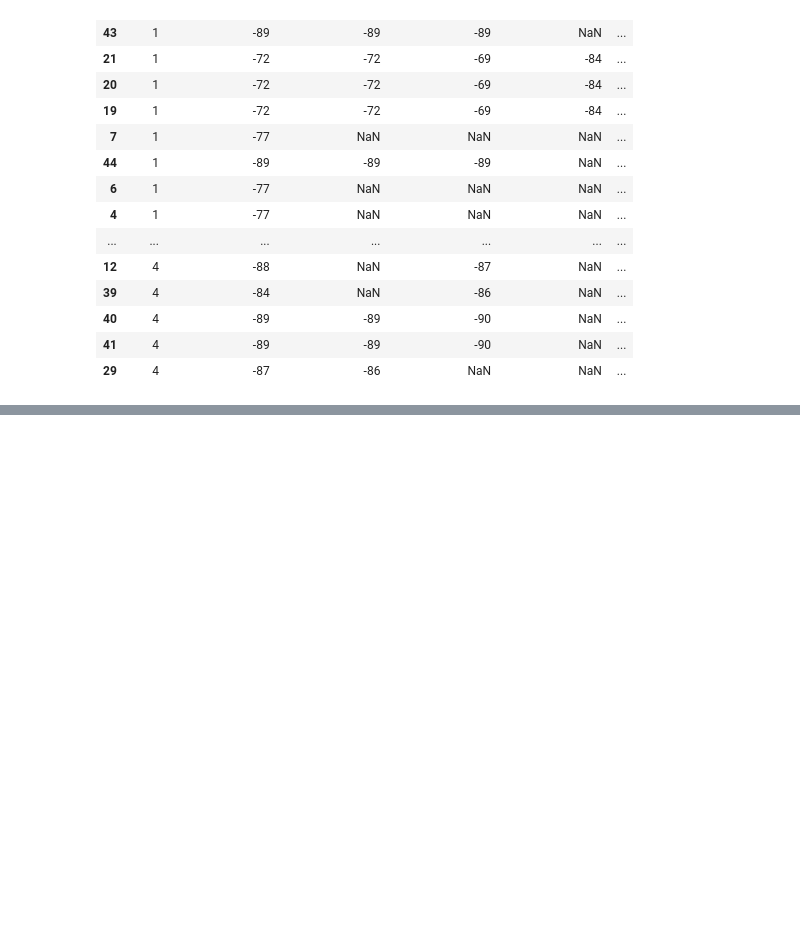
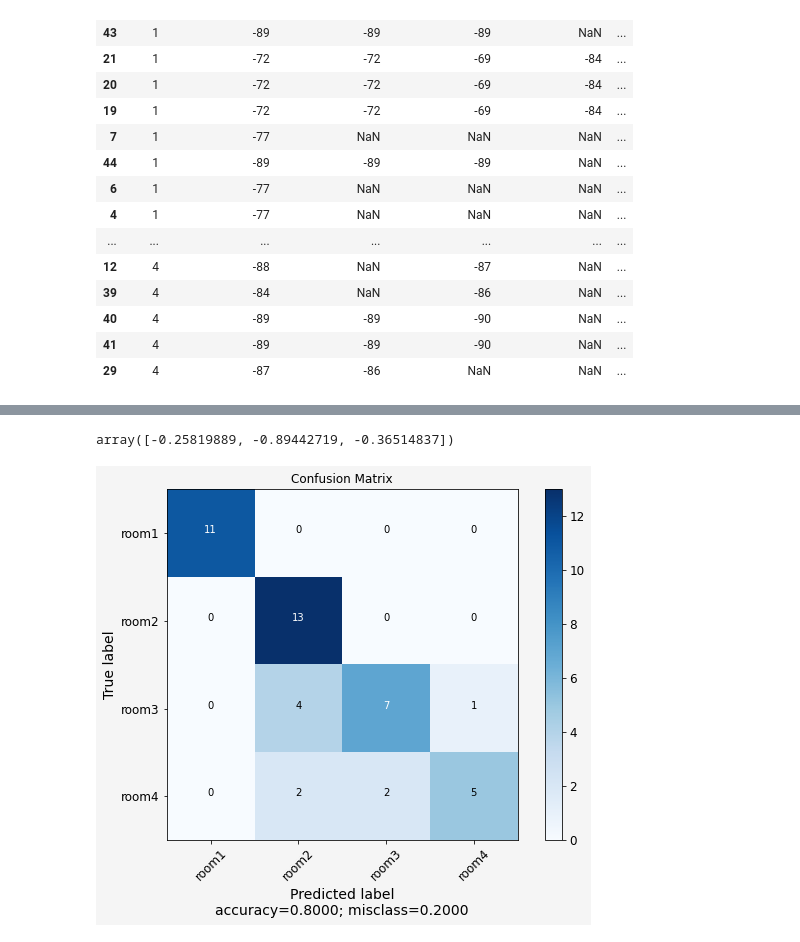
Before and after one commit to miligithub/open-indoor-localization, a Jupyter notebook: python/ml.ipynb, the cells around one changed output, grey strips where cells are left out. Drawn from its saved outputs; the diff is of its cells as text; code cells hidden in the pictures; blank space fills up the shorter version.

```diff
--- a/python/ml.ipynb
+++ b/python/ml.ipynb
@@ -263,2 +216,4 @@ train_df
+# %%
+train_df = train_df.fillna(-100)
 # %%
 from sklearn.svm import SVC
@@ -280,3 +235,5 @@ classifier = knn
 train_predict = cross_val_predict(classifier, features, train_truth, method='predict', cv=3)
 score = cross_val_score(classifier, features, train_truth, scoring='neg_root_mean_squared_error', cv=3)
 score
+# %% [output]
+array([-0.25819889, -0.89442719, -0.36514837])
@@ -288,3 +281,11 @@ conf_mx
+# %%
+conf_mx = confusion_matrix(train_truth, train_predict)
+plot_confusion_matrix(cm           = conf_mx,
+                      normalize    = False,
+                      target_names = ['room' + str(i) for i in range(1,5)],
+                      title        = "Confusion Matrix")
+# %% [output]
+[figure, added]
 # %%
 test_df_raw = txtToDataFrame('test11_19.txt')
 test_df = process(test_df_raw, sorted_mac)
```
Also changed, not shown: parts of 6 cells of this notebook.
